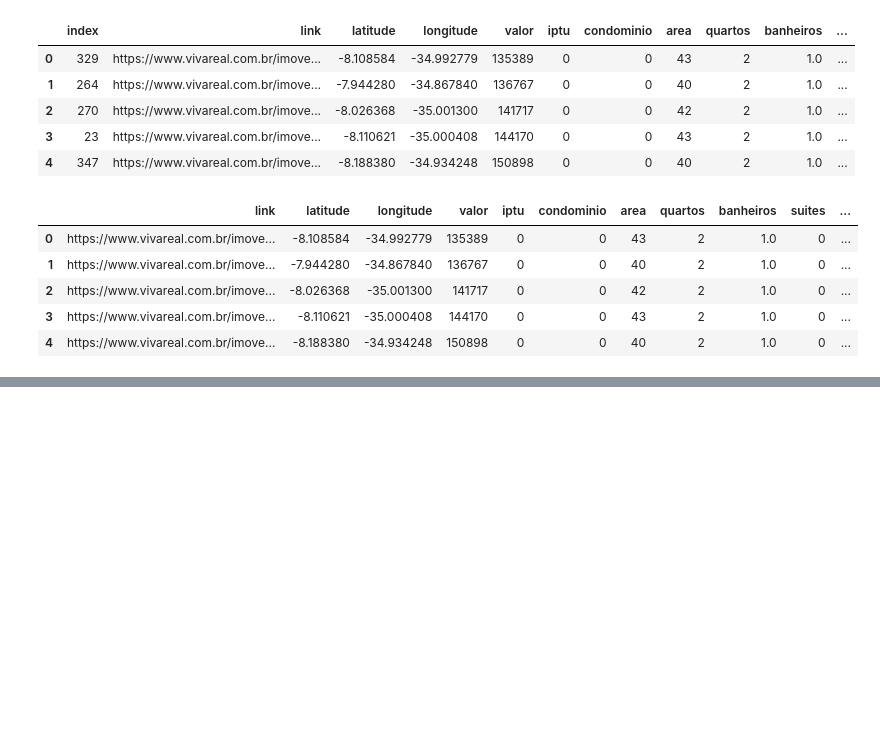
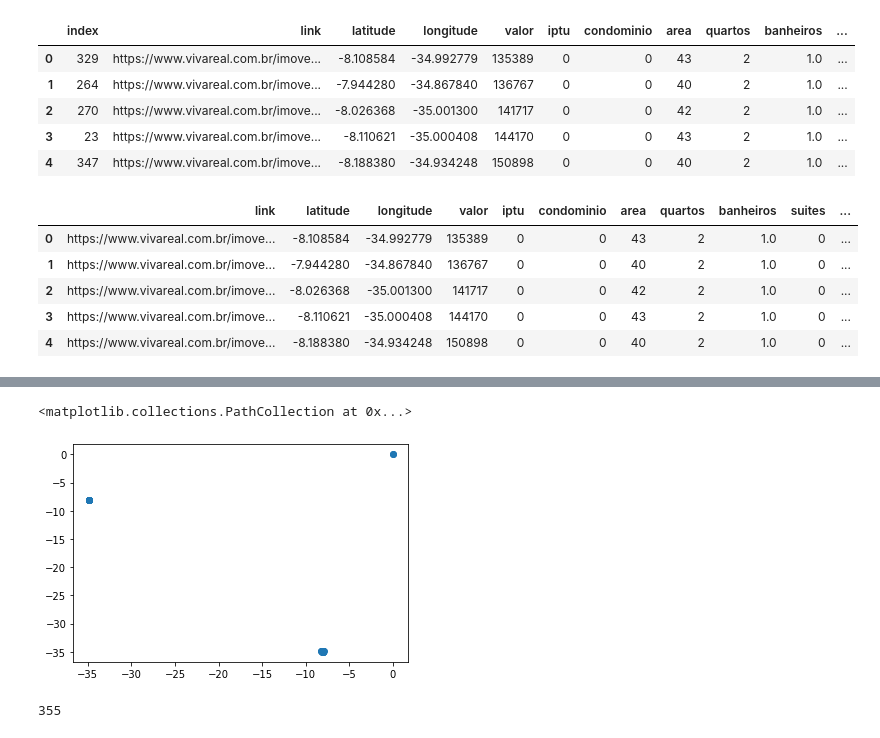
Before and after one commit to gileno/curso-ensinar, a Jupyter notebook: 04/vivareal.ipynb, the cells around one changed output, grey strips where cells are left out. Drawn from its saved outputs; the diff is of its cells as text; code cells hidden in the pictures; blank space fills up the shorter version.

```diff
--- a/04/vivareal.ipynb
+++ b/04/vivareal.ipynb
@@ -299,0 +360,9 @@ display(mapa)
+# %%
+plt.scatter(dados['latitude'], dados['longitude'])
+# %% [output]
+<matplotlib.collections.PathCollection at 0x...>
+[figure, added]
+# %%
+len(dados)
+# %% [output]
+355
```
Also changed, not shown: parts of 6 cells of this notebook, 5 other files.
